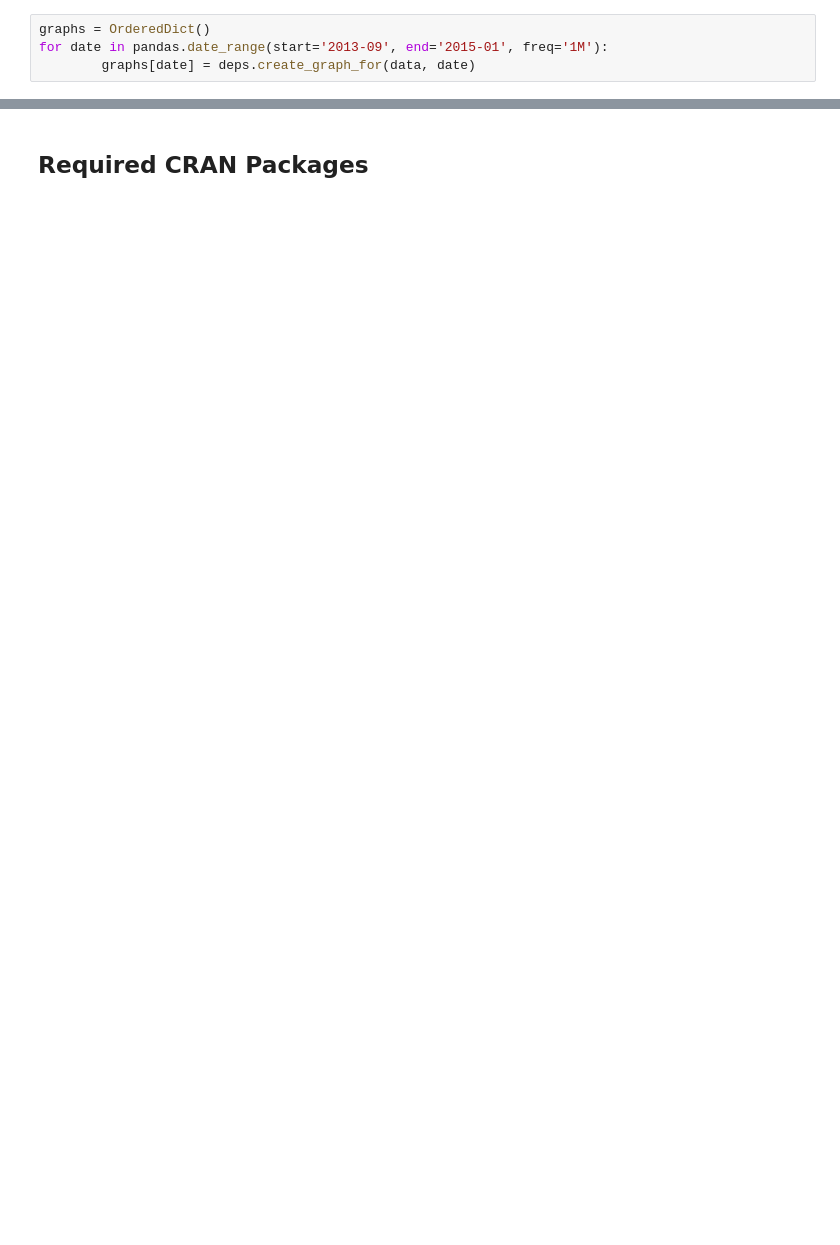
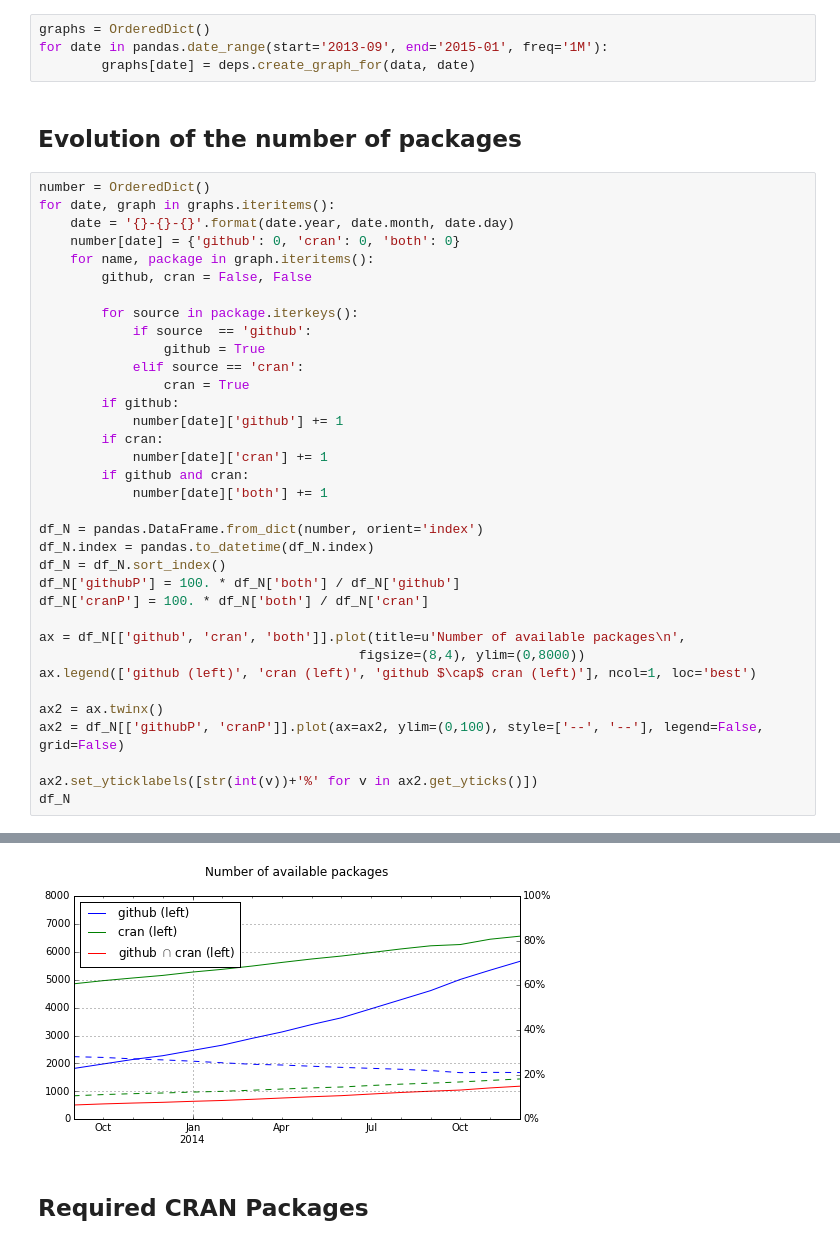
Before and after one commit to maelick/GitHub-API-Helpers, a Jupyter notebook: ICSME2015/notebooks/Dependencies - Required Packages.ipynb, the cells around one changed output, grey strips where cells are left out. Cells and saved outputs as stored; diff of their text form; blank space fills up the shorter version.

```diff
--- a/ICSME2015/notebooks/Dependencies - Required Packages.ipynb
+++ b/ICSME2015/notebooks/Dependencies - Required Packages.ipynb
@@ -20,3 +20,41 @@ sources = ['github', 'cran', 'bioc']
 graphs = OrderedDict()
 for date in pandas.date_range(start='2013-09', end='2015-01', freq='1M'):
         graphs[date] = deps.create_graph_for(data, date)
+# %% [markdown]
+## Evolution of the number of packages
+# %%
+number = OrderedDict()
+for date, graph in graphs.iteritems():
+    date = '{}-{}-{}'.format(date.year, date.month, date.day)
+    number[date] = {'github': 0, 'cran': 0, 'both': 0}
+    for name, package in graph.iteritems():
+        github, cran = False, False
+
+        for source in package.iterkeys():
+            if source  == 'github':
+                github = True
+            elif source == 'cran':
+                cran = True
+        if github:
+            number[date]['github'] += 1
+        if cran:
+            number[date]['cran'] += 1
+        if github and cran:
+            number[date]['both'] += 1
+
+df_N = pandas.DataFrame.from_dict(number, orient='index')
+df_N.index = pandas.to_datetime(df_N.index)
+df_N = df_N.sort_index()
+df_N['githubP'] = 100. * df_N['both'] / df_N['github']
+df_N['cranP'] = 100. * df_N['both'] / df_N['cran']
+
+ax = df_N[['github', 'cran', 'both']].plot(title=u'Number of available packages\n',
+                                         figsize=(8,4), ylim=(0,8000))
+ax.legend(['github (left)', 'cran (left)', 'github $\cap$ cran (left)'], ncol=1, loc='best')
+
+ax2 = ax.twinx()
+ax2 = df_N[['githubP', 'cranP']].plot(ax=ax2, ylim=(0,100), style=['--', '--'], legend=False, grid=False)
+
+ax2.set_yticklabels([str(int(v))+'%' for v in ax2.get_yticks()])
+df_N
+# %% [output]
@@ -23,3 +78,4 @@ for date in pandas.date_range(start='2013-09', end='2015-01', freq='1M'):
+[figure, added]
 # %% [markdown]
 ## Required CRAN Packages
 # %%
```
Also changed, not shown: parts of 12 cells of this notebook, 2 other files.
